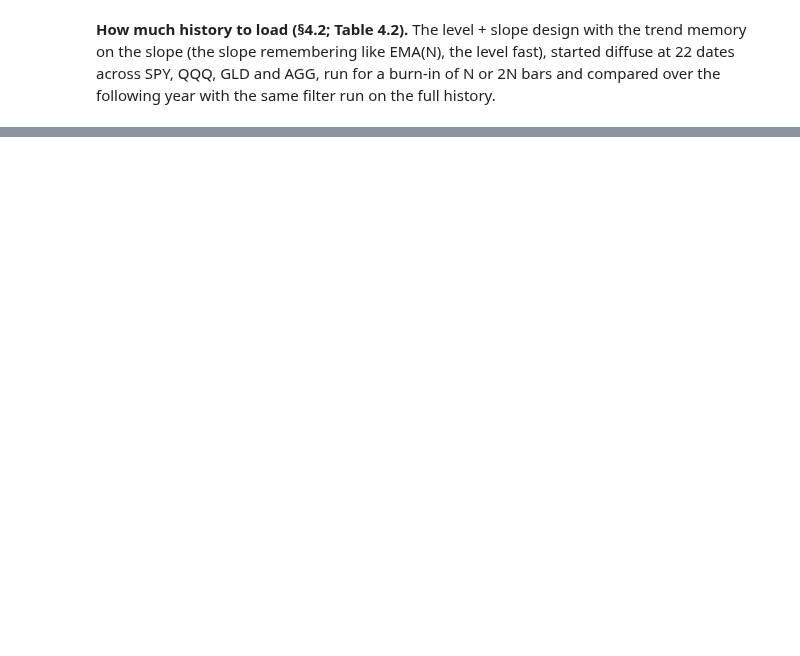
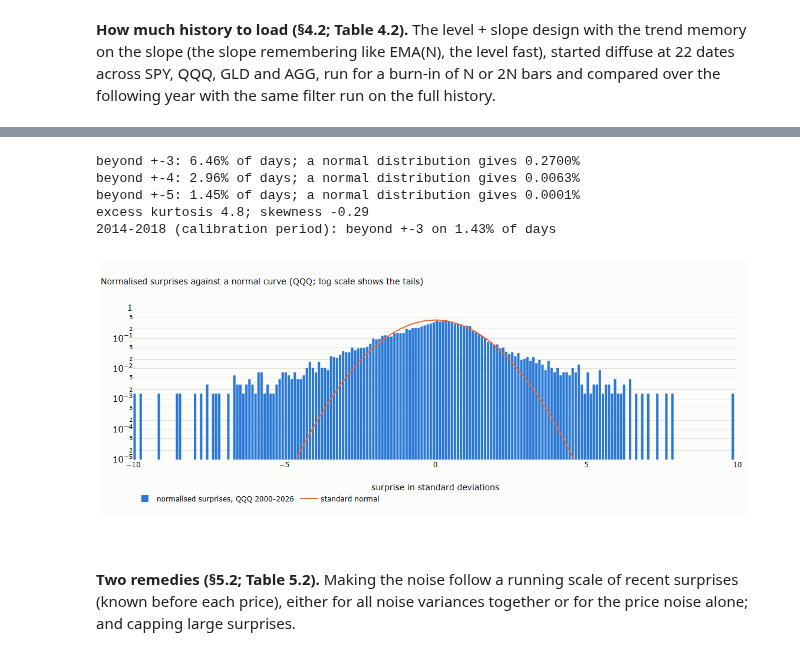
Before and after one commit to MaxGnesi/systematic-trading-notes, a Jupyter notebook: lectures/04-tracking-hidden-states/04b_tracking_hidden_states.ipynb, the cells around one changed output, grey strips where cells are left out. Saved outputs shown, nothing was run; the diff lists cells and outputs as text; code cells hidden in the pictures; blank space fills up the shorter version.

```diff
--- a/lectures/04-tracking-hidden-states/04b_tracking_hidden_states.ipynb
+++ b/lectures/04-tracking-hidden-states/04b_tracking_hidden_states.ipynb
@@ -675,0 +683,29 @@ display(pd.DataFrame(rows).T.round(2))
+# %%
+# Normalised surprises of the level + slope filter of section 2 (scale calibrated on 2014-2018)
+zz5 = pd.Series(z_b, dates).iloc[250:]
+for k in (3, 4, 5):
+    print(f"beyond +-{k}: {100 * np.mean(np.abs(zz5) > k):.2f}% of days; a normal distribution gives {100 * 2 * norm.sf(k):.4f}%")
+print(f"excess kurtosis {kurtosis(zz5):.1f}; skewness {skew(zz5):.2f}")
+cal5 = zz5["2014":"2018"]
+print(f"2014-2018 (calibration period): beyond +-3 on {100 * np.mean(np.abs(cal5) > 3):.2f}% of days")
+edges = np.linspace(-10, 10, 201)
+counts, _ = np.histogram(zz5, bins=edges)
+centres = (edges[:-1] + edges[1:]) / 2
+fig = go.Figure()
+fig.add_bar(x=centres, y=counts / (len(zz5) * np.diff(edges)), name="normalised surprises, QQQ 2000-2026", marker_color=SERIES[0])
+fig.add_scatter(x=centres, y=norm.pdf(centres), name="standard normal", mode="lines", line=dict(width=2, color=SERIES[1]))
+fig.update_layout(title="Normalised surprises against a normal curve (QQQ; log scale shows the tails)",
+                  yaxis=dict(type="log", exponentformat="power", range=[-5, 0]), xaxis_title="surprise in standard deviations",
+                  height=430, width=1100, margin=dict(t=80, b=70), legend=dict(orientation="h", y=-0.2, x=0))
+save_figure(fig, "b_c09_surprise_tails", FIG)
+fig
+# %% [output]
+beyond +-3: 6.46% of days; a normal distribution gives 0.2700%
+beyond +-4: 2.96% of days; a normal distribution gives 0.0063%
+beyond +-5: 1.45% of days; a normal distribution gives 0.0001%
+excess kurtosis 4.8; skewness -0.29
+2014-2018 (calibration period): beyond +-3 on 1.43% of days
+[figure, added]
+# %% [markdown]
+**Two remedies (§5.2; Table 5.2).** Making the noise follow a running scale of recent surprises (known before
+each price), either for all noise variances together or for the price noise alone; and capping large surprises.
```
Also changed, not shown: parts of 11 cells of this notebook, 3 other files.
